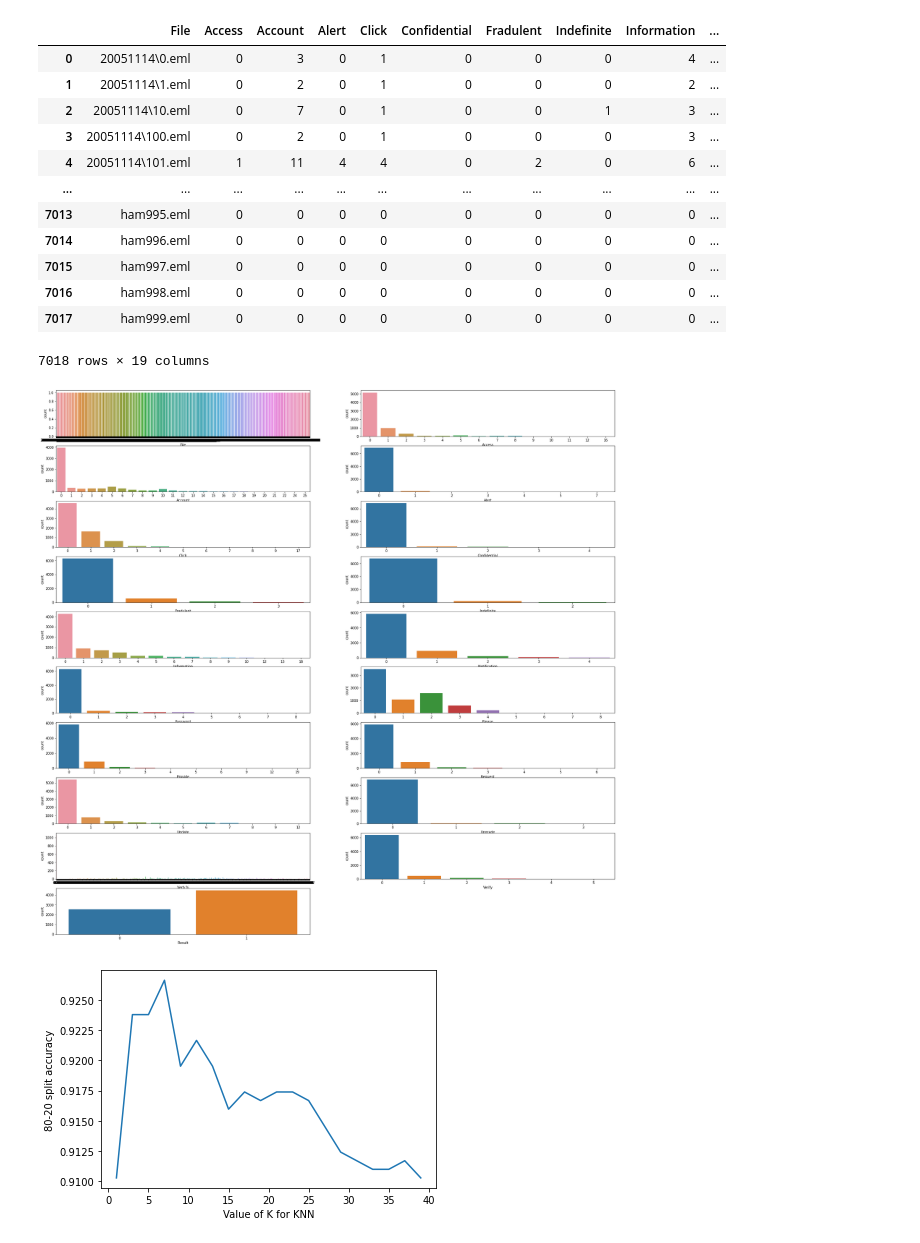
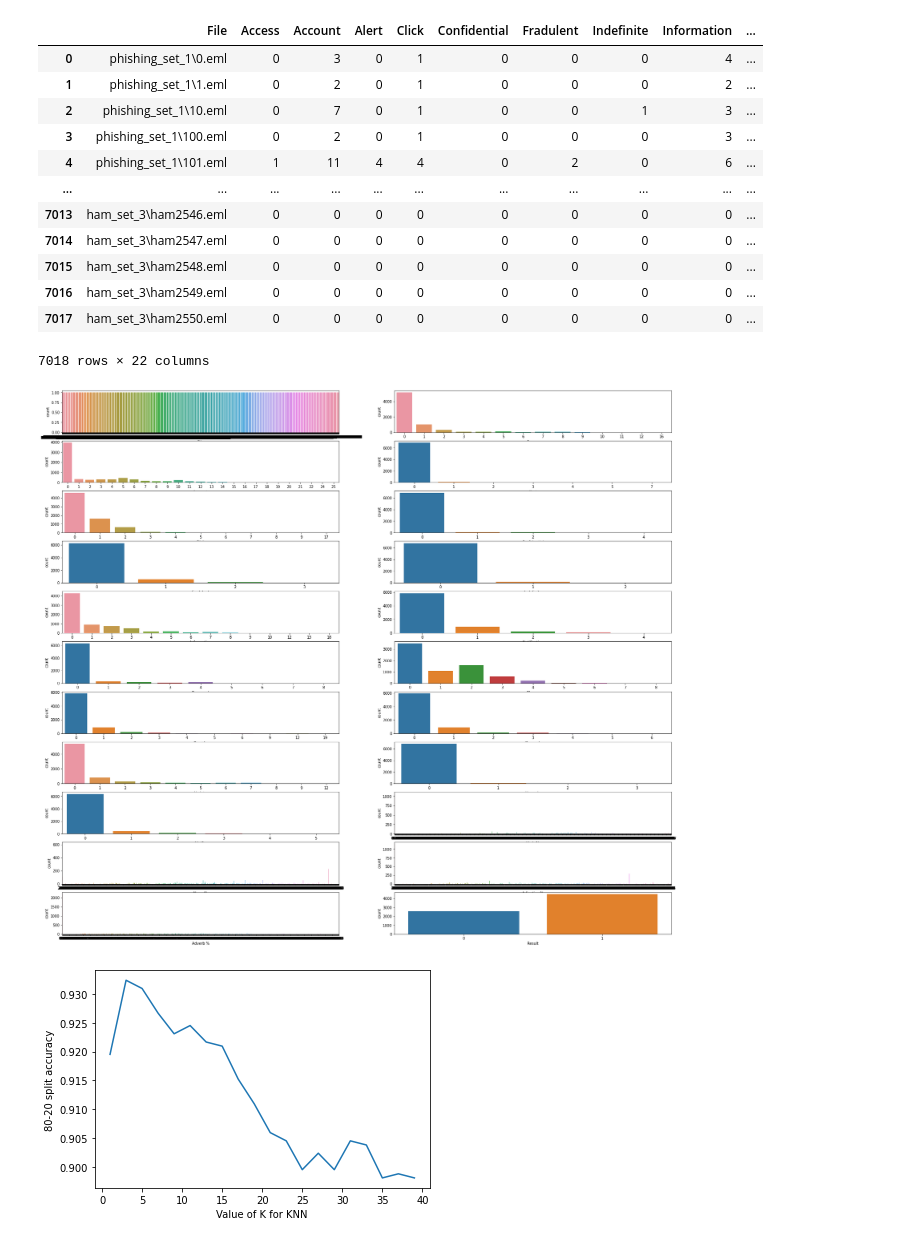
Before and after one commit to Codes-By-Eli/Thesis-Project-2022-2023, a Jupyter notebook: runningEmailDataset.ipynb, the cells around one changed output. Cells and saved outputs as stored; diff of their text form; code cells hidden in the pictures.

```diff
--- a/runningEmailDataset.ipynb
+++ b/runningEmailDataset.ipynb
@@ -22,35 +22,35 @@ from sklearn.linear_model import LogisticRegression
 from sklearn import metrics
 from sklearn import tree
 
-df = pd.read_csv('./csv/ham_and_phish.csv')
+df = pd.read_csv('./modules/csv/ham_and_phish.csv')
 df
 # %% [output]
 |  | File | Access | Account | Alert | Click | Confidential | Fradulent | Indefinite | Information | ... |
-| 0 | 20051114\0.eml | 0 | 3 | 0 | 1 | 0 | 0 | 0 | 4 | ... |
-| 1 | 20051114\1.eml | 0 | 2 | 0 | 1 | 0 | 0 | 0 | 2 | ... |
-| 2 | 20051114\10.eml | 0 | 7 | 0 | 1 | 0 | 0 | 1 | 3 | ... |
-| 3 | 20051114\100.eml | 0 | 2 | 0 | 1 | 0 | 0 | 0 | 3 | ... |
-| 4 | 20051114\101.eml | 1 | 11 | 4 | 4 | 0 | 2 | 0 | 6 | ... |
+| 0 | phishing_set_1\0.eml | 0 | 3 | 0 | 1 | 0 | 0 | 0 | 4 | ... |
+| 1 | phishing_set_1\1.eml | 0 | 2 | 0 | 1 | 0 | 0 | 0 | 2 | ... |
+| 2 | phishing_set_1\10.eml | 0 | 7 | 0 | 1 | 0 | 0 | 1 | 3 | ... |
+| 3 | phishing_set_1\100.eml | 0 | 2 | 0 | 1 | 0 | 0 | 0 | 3 | ... |
+| 4 | phishing_set_1\101.eml | 1 | 11 | 4 | 4 | 0 | 2 | 0 | 6 | ... |
 | ... | ... | ... | ... | ... | ... | ... | ... | ... | ... | ... |
-| 7013 | ham995.eml | 0 | 0 | 0 | 0 | 0 | 0 | 0 | 0 | ... |
-| 7014 | ham996.eml | 0 | 0 | 0 | 0 | 0 | 0 | 0 | 0 | ... |
-| 7015 | ham997.eml | 0 | 0 | 0 | 0 | 0 | 0 | 0 | 0 | ... |
-| 7016 | ham998.eml | 0 | 0 | 0 | 0 | 0 | 0 | 0 | 0 | ... |
-| 7017 | ham999.eml | 0 | 0 | 0 | 0 | 0 | 0 | 0 | 0 | ... |
+| 7013 | ham_set_3\ham2546.eml | 0 | 0 | 0 | 0 | 0 | 0 | 0 | 0 | ... |
+| 7014 | ham_set_3\ham2547.eml | 0 | 0 | 0 | 0 | 0 | 0 | 0 | 0 | ... |
+| 7015 | ham_set_3\ham2548.eml | 0 | 0 | 0 | 0 | 0 | 0 | 0 | 0 | ... |
+| 7016 | ham_set_3\ham2549.eml | 0 | 0 | 0 | 0 | 0 | 0 | 0 | 0 | ... |
+| 7017 | ham_set_3\ham2550.eml | 0 | 0 | 0 | 0 | 0 | 0 | 0 | 0 | ... |
-7018 rows × 19 columns
+7018 rows × 22 columns
 # %%
 '''
 This cell displays the different features and their quantities
 '''
 
 i = 1
 plt.figure(figsize = (30,30))
 for feature in df:
-    plt.subplot(10,2,i)
+    plt.subplot(12,2,i)
     sns.countplot(x = feature ,  data = df)
     i +=1
 # %% [output]
-[figure, old version]
+[figure, new version]
 # %%
 '''
 Performing K-Nearest Neighbors Test
@@ -76,7 +76,7 @@ plt.xlabel('Value of K for KNN')
 plt.ylabel('80-20 split accuracy')
 plt.show()
 # %% [output]
-[figure, old version]
+[figure, new version]
 # %%
 '''
 Performing K Nearest Neighbors with Cross Validation
```
Also changed, not shown: parts of 4 cells of this notebook, 3 other files.
